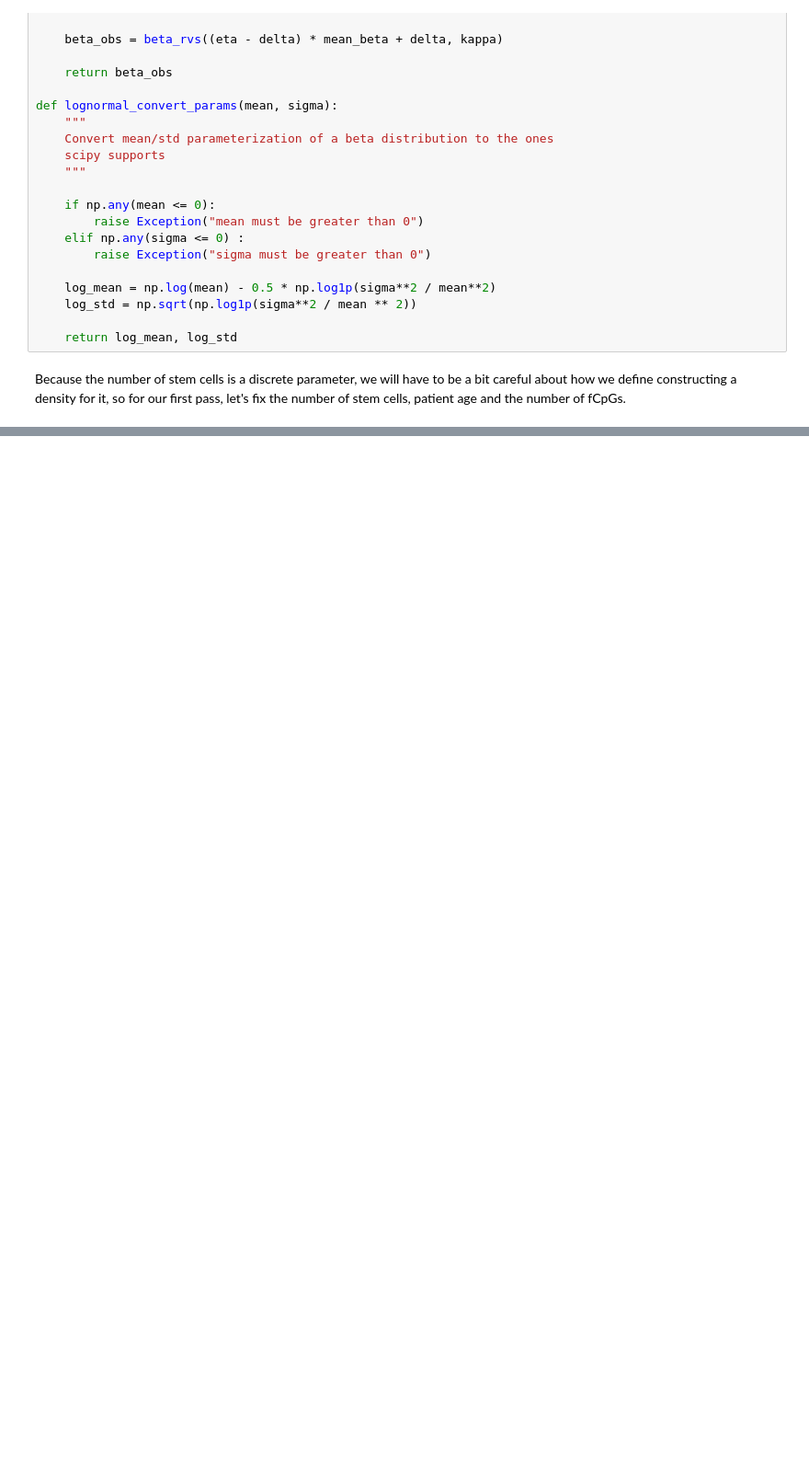
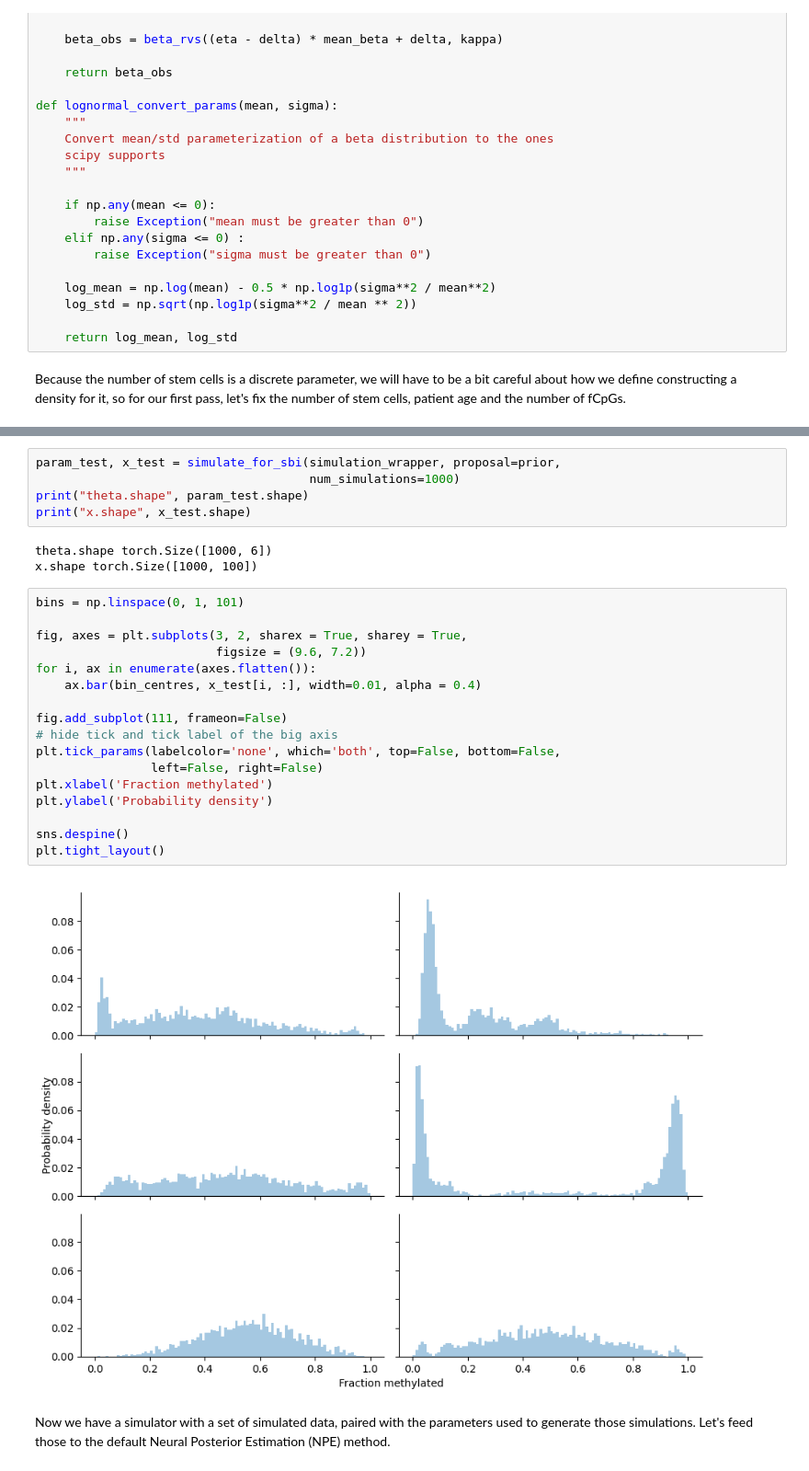
Before and after one commit to CalumGabbutt/CCMI-CWIG-Bayes, a Jupyter notebook: 2_NPE.ipynb, the cells around one changed output, grey strips where cells are left out. Shown at 92% size. Drawn from its saved outputs; the diff is of its cells as text; blank space fills up the shorter version.

```diff
--- a/2_NPE.ipynb
+++ b/2_NPE.ipynb
@@ -280,0 +384,29 @@ Because the number of stem cells is a discrete parameter, we will have to be a b
+# %%
+param_test, x_test = simulate_for_sbi(simulation_wrapper, proposal=prior,
+                                      num_simulations=1000)
+print("theta.shape", param_test.shape)
+print("x.shape", x_test.shape)
+# %% [output]
+theta.shape torch.Size([1000, 6])
+x.shape torch.Size([1000, 100])
+# %%
+bins = np.linspace(0, 1, 101)
+
+fig, axes = plt.subplots(3, 2, sharex = True, sharey = True,
+                         figsize = (9.6, 7.2))
+for i, ax in enumerate(axes.flatten()):
+    ax.bar(bin_centres, x_test[i, :], width=0.01, alpha = 0.4)
+
+fig.add_subplot(111, frameon=False)
+# hide tick and tick label of the big axis
+plt.tick_params(labelcolor='none', which='both', top=False, bottom=False,
+                left=False, right=False)
+plt.xlabel('Fraction methylated')
+plt.ylabel('Probability density')
+
+sns.despine()
+plt.tight_layout()
+# %% [output]
+[figure, added]
+# %% [markdown]
+Now we have a simulator with a set of simulated data, paired with the parameters used to generate those simulations. Let's feed those to the default Neural Posterior Estimation (NPE) method.
```
Also changed, not shown: parts of 41 cells of this notebook.
